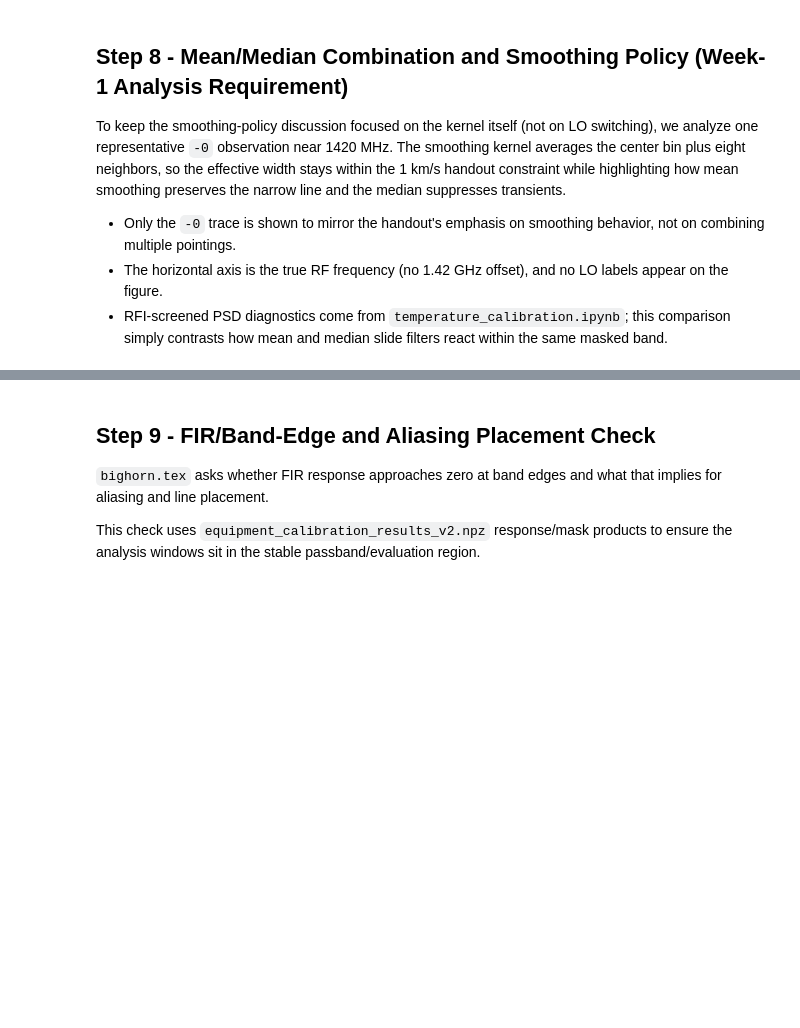
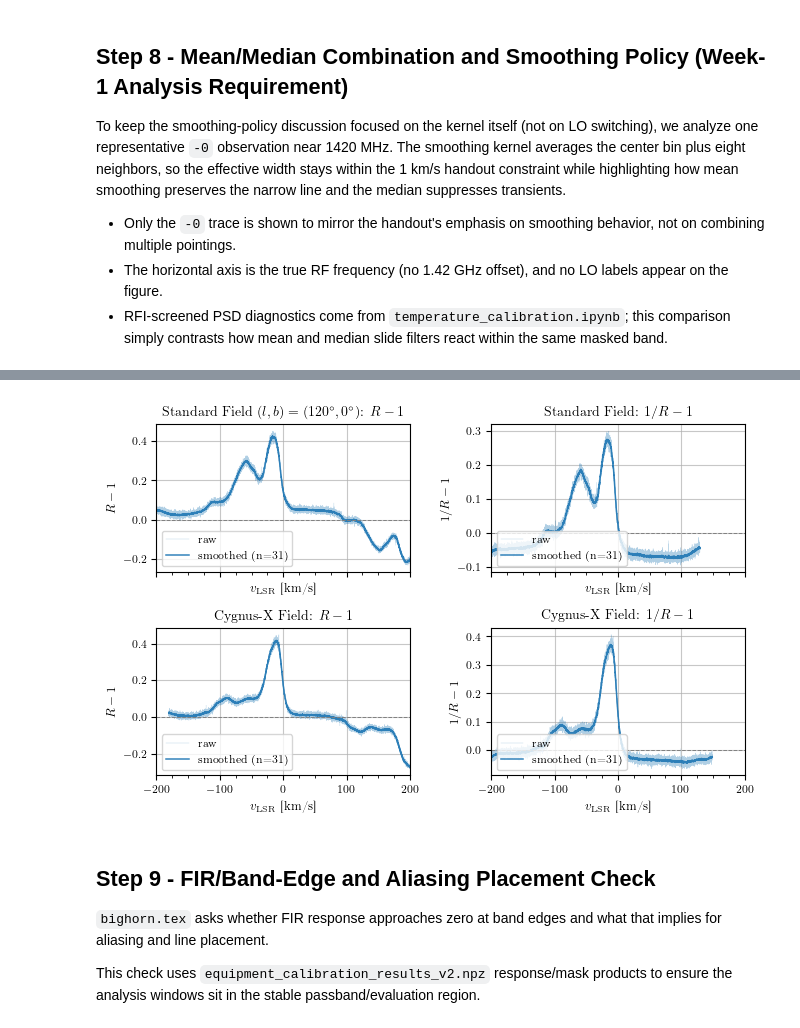
Before and after one commit to raw-asparagus/ay-121, a Jupyter notebook: labs/02/analysis.ipynb, the cells around one changed output, grey strips where cells are left out. Cells and saved outputs as stored; diff of their text form; code cells hidden in the pictures; blank space fills up the shorter version.

```diff
--- a/labs/02/analysis.ipynb
+++ b/labs/02/analysis.ipynb
@@ -297,3 +317,7 @@ display(figure(analysis, "mean_vs_median"))
+# %%
+display(figure(analysis, "ratio_profile"))
+# %% [output]
+[figure, added]
 # %% [markdown]
 ## Step 9 - FIR/Band-Edge and Aliasing Placement Check
 
```
Also changed, not shown: parts of 11 cells of this notebook, 37 other files.
